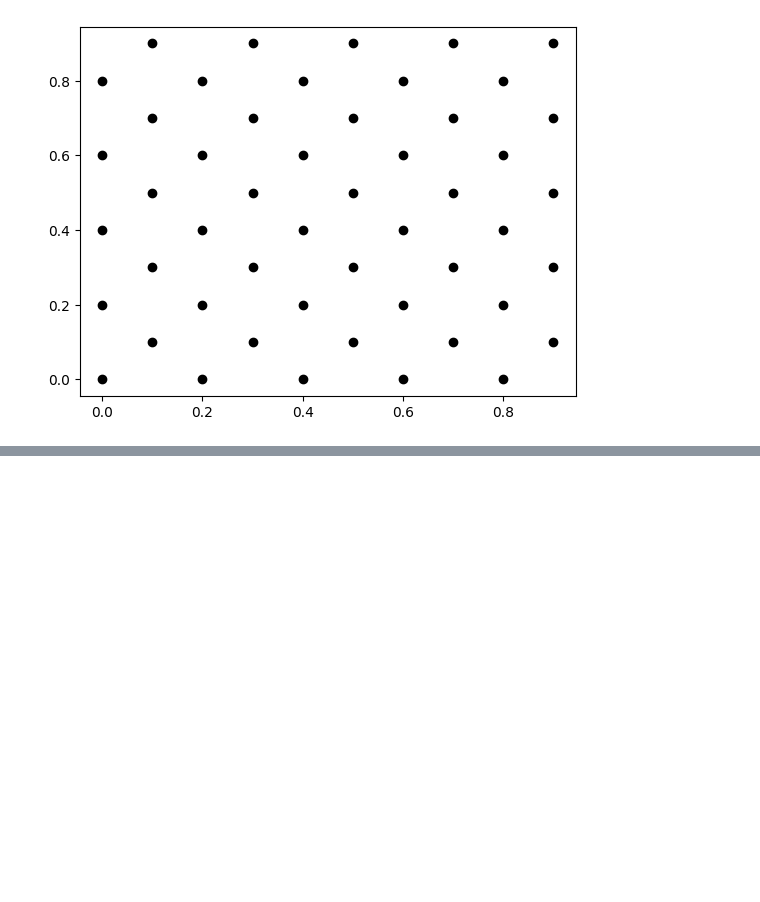
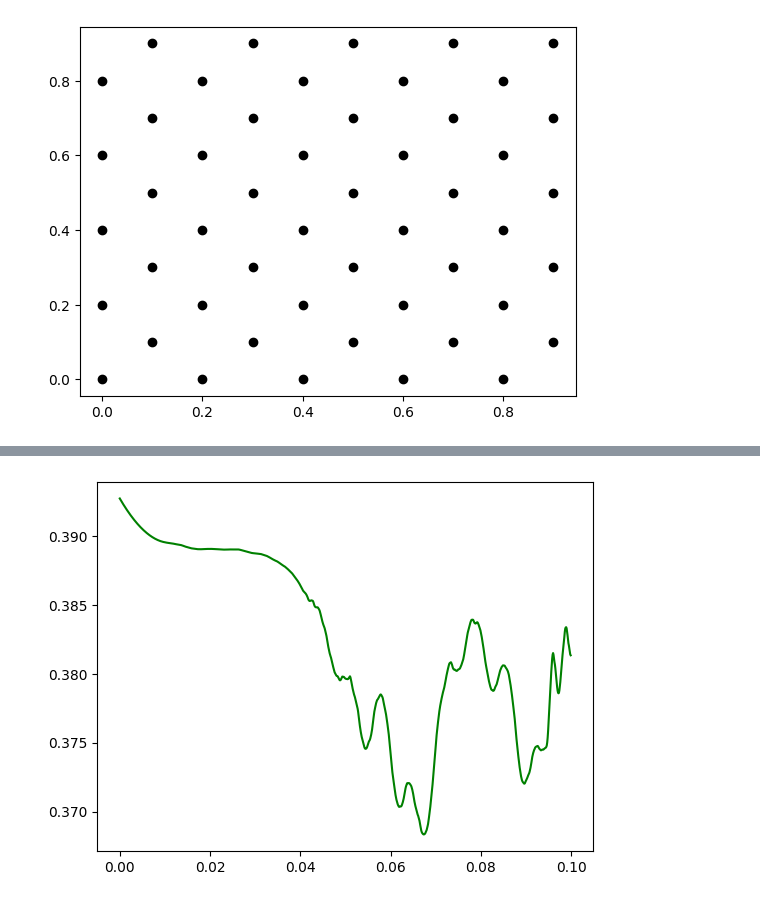
Before and after one commit to mannodiarun/MSE570, a Jupyter notebook: MD.ipynb, the cells around one changed output, grey strips where cells are left out. Saved outputs shown, nothing was run; the diff lists cells and outputs as text; code cells hidden in the pictures; blank space fills up the shorter version.

```diff
--- a/MD.ipynb
+++ b/MD.ipynb
@@ -301,3 +301,12 @@ PE, KE, TE, x_final, y_final, pair_dist = md(tmax,dt,nsamp)
+# %%
+
+dt = 1e-5
+tmax = 1e-1
+nsamp = 10
+
+PE, KE, TE, x_final, y_final, pair_dist = md(tmax,dt,nsamp)
+# %% [output]
+[figure, added]
 # %%
 for i in range(0,N):
     plt.scatter(x_start[i],y_start[i],c='k')
```
Also changed, not shown: parts of 5 cells of this notebook.
